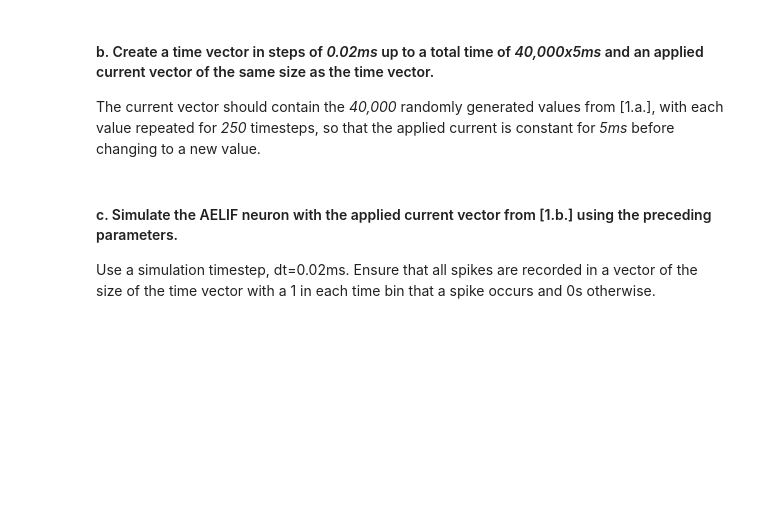
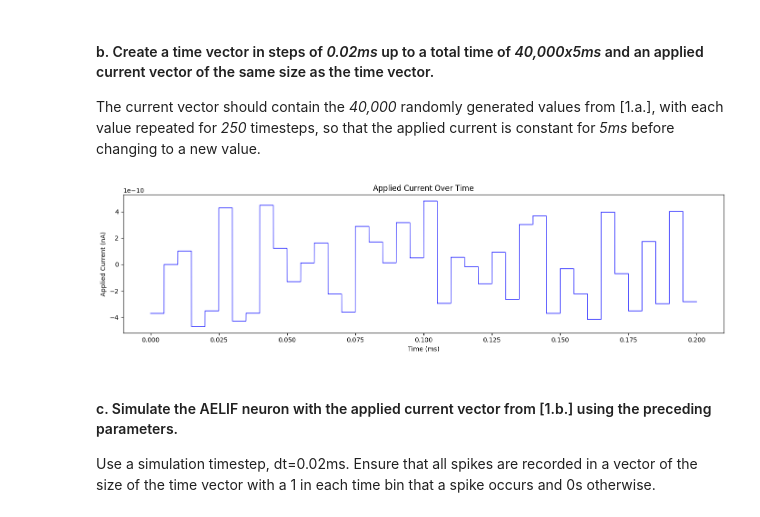
Before and after one commit to d-domeniconi/individual_spike_trains, a Jupyter notebook: tut_3_1.ipynb, the cells around one changed output. Drawn from its saved outputs; the diff is of its cells as text; code cells hidden in the pictures; blank space fills up the shorter version.

```diff
--- a/tut_3_1.ipynb
+++ b/tut_3_1.ipynb
@@ -32,4 +36,4 @@ import numpy as np
 # %%
-rng_0 = np.random.default_rng(0) # set seed for reproducibility
-v = rng_0.uniform(-0.5, 0.5, 40000)
-print(v)
+seed = 11
+rng_0 = np.random.default_rng(seed) # set seed for reproducibility
+v = rng_0.uniform(-0.5e-9, 0.5e-9, 40000)
@@ -42,6 +43,23 @@ The current vector should contain the *40,000* randomly
 generated values from [1.a.], with each value repeated for *250*
 timesteps, so that the applied current is constant for *5ms* before
 changing to a new value.
+# %%
+dt = 0.02e-3 #s
+T = 40000*5e-3 #s
+# %%
+time_vector, applied_current_vector = sta.time_and_current_vectors(T, dt, v)
+np.savez(f'data/tut_data_3_1_{seed}.npz', t=time_vector, I=applied_current_vector)
+# %%
+plt.figure(figsize=(14, 4))
+plt.plot(time_vector[:10000], applied_current_vector[:10000], marker='', markersize=2.5, linewidth=1, color='blue')
+plt.xlabel('Time (ms)')
+plt.ylabel('Applied Current (nA)')
+plt.title('Applied Current Over Time')
+plt.tight_layout()
+plt.savefig(f'figs/fig_3_1_{seed}_current.png', dpi=300)
+plt.show()
+# %% [output]
+[figure, added]
 # %% [markdown]
 #### c. Simulate the AELIF neuron with the applied current vector from [1.b.] using the preceding parameters.
 Use a simulation timestep, dt=0.02ms. Ensure that all spikes are recorded in a vector of the size of the time vector with a 1 in each time bin that a spike occurs and 0s otherwise.
```
Also changed, not shown: parts of 14 cells of this notebook, 13 other files.
